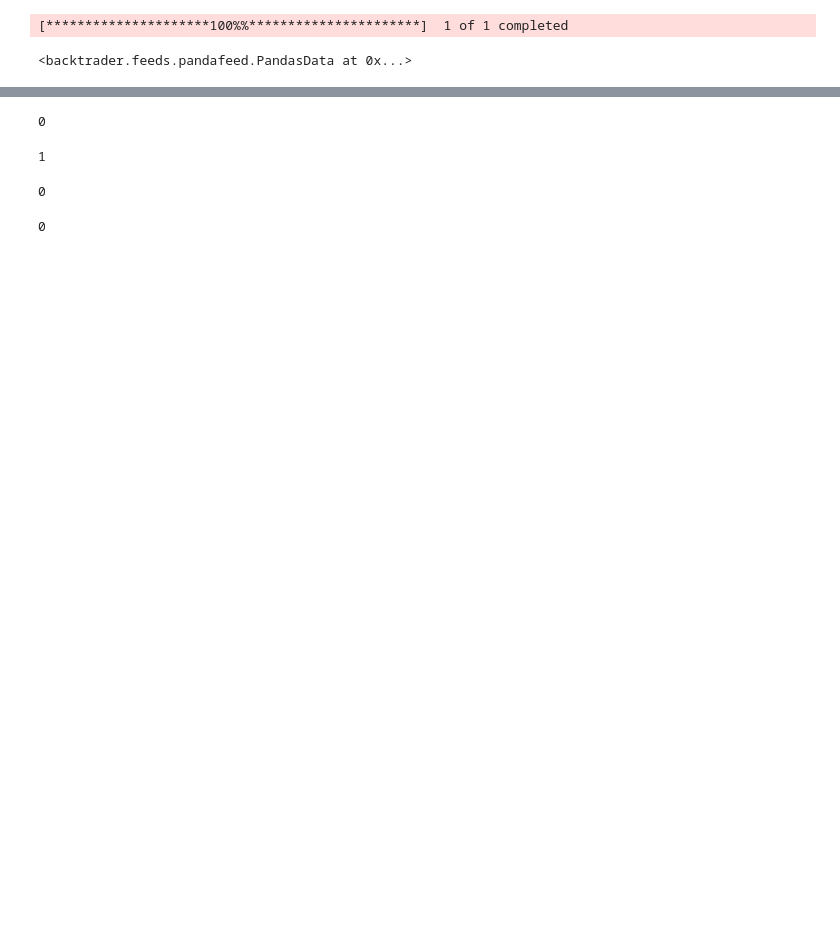
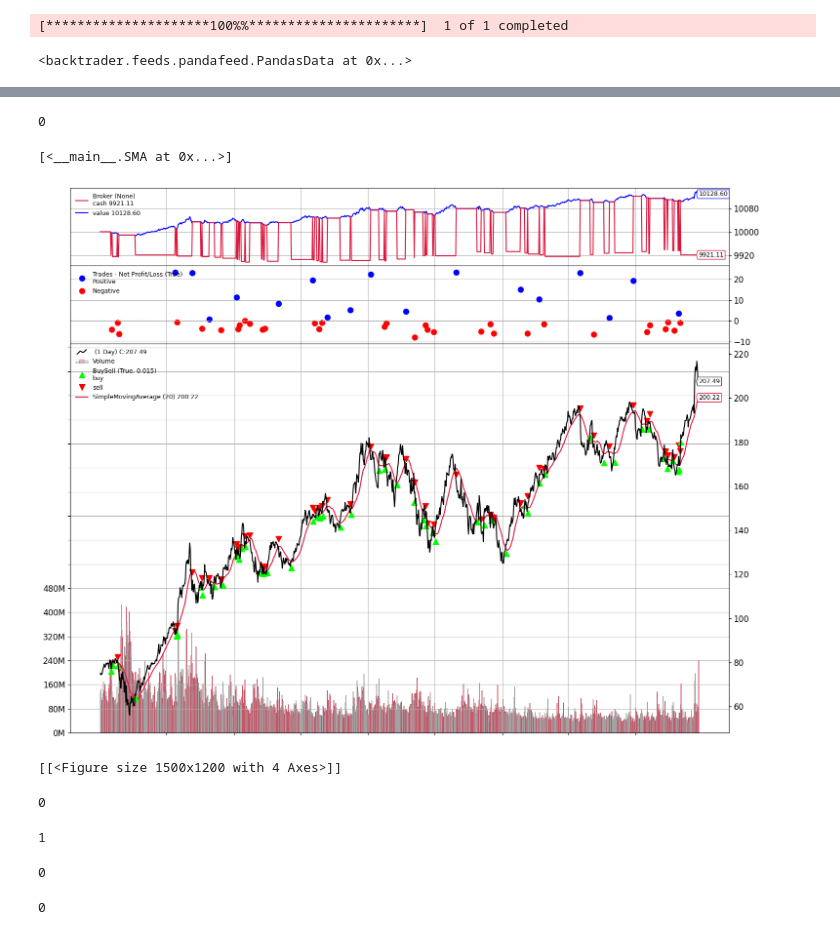
Before and after one commit to Addisu-Alemu/Scalable-Backtesting-Infrastructure, a Jupyter notebook: backend/notebook/backtrader_strategies.ipynb, the cells around one changed output, grey strips where cells are left out. Saved outputs shown, nothing was run; the diff lists cells and outputs as text; code cells hidden in the pictures; blank space fills up the shorter version.

```diff
--- a/backend/notebook/backtrader_strategies.ipynb
+++ b/backend/notebook/backtrader_strategies.ipynb
@@ -51,6 +67,21 @@ class SMA(bt.Strategy):
         else:  # In the market
             if self.data.close[0] < self.sma[0]:
                 self.sell()
+# %%
+cerebro.addstrategy(SMA)  # Add the trading strategy
+# %% [output]
+0
+# %%
+cerebro.run()
+# %% [output]
+[<__main__.SMA at 0x...>]
+# %%
+plt.rcParams['figure.figsize'] = [15, 12]
+plt.rcParams.update({'font.size': 12})
+cerebro.plot(iplot = False)
+# %% [output]
+[figure, added]
+[[<Figure size 1500x1200 with 4 Axes>]]
 # %%
 # Exponential Moving Average
 class EMA(bt.Strategy):
```
Also changed, not shown: parts of 5 cells of this notebook, 2 other files.
